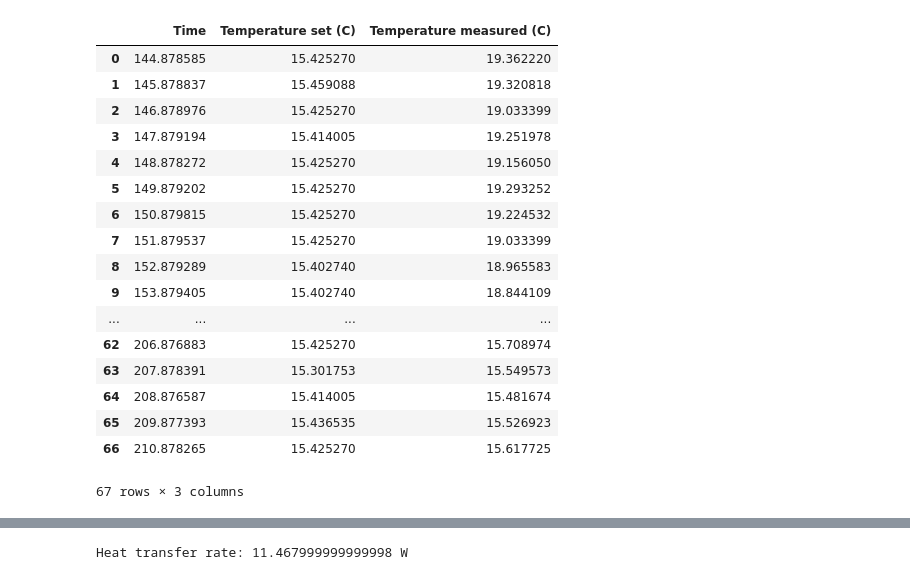
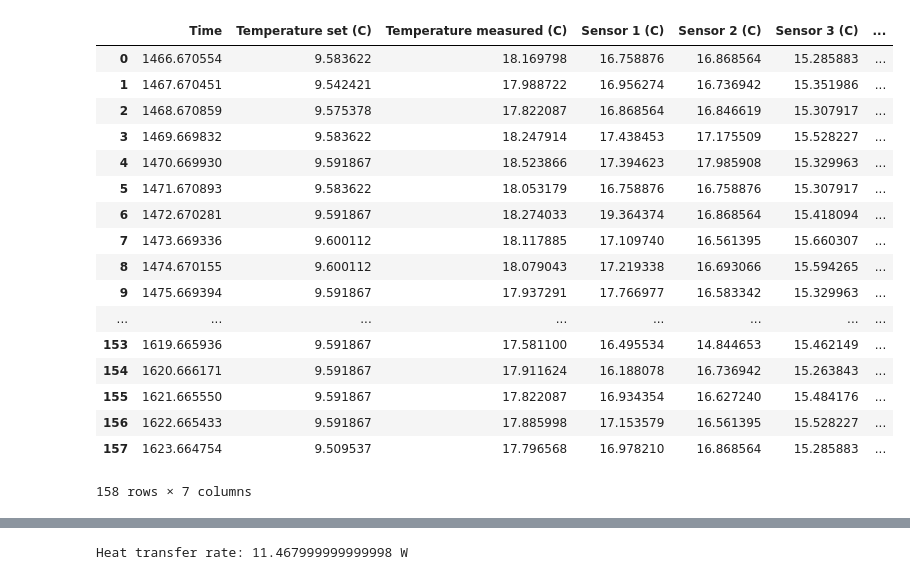
Before and after one commit to deepakkrishnamurthy/DeepCool, a Jupyter notebook: testing_data/DeepCool testing plots.ipynb, the cells around one changed output, grey strips where cells are left out. Cells and saved outputs as stored; diff of their text form; code cells hidden in the pictures.

```diff
--- a/testing_data/DeepCool testing plots.ipynb
+++ b/testing_data/DeepCool testing plots.ipynb
@@ -1,34 +1,34 @@
 # %%
 import numpy as np
 import pandas as pd
 import seaborn as sns
 import matplotlib.pyplot as plt
 %matplotlib notebook
 
-data_file = 'DeepCool_Fan_302021-05-25 18-02-59.csv'
+data_file = 'PlasticDuct_Fan1002021-06-21 19-46-26.csv'
 
 df = pd.read_csv(data_file)
 
 df
 # %% [output]
-|  | Time | Temperature set (C) | Temperature measured (C) |
-| 0 | 144.878585 | 15.425270 | 19.362220 |
-| 1 | 145.878837 | 15.459088 | 19.320818 |
-| 2 | 146.878976 | 15.425270 | 19.033399 |
-| 3 | 147.879194 | 15.414005 | 19.251978 |
-| 4 | 148.878272 | 15.425270 | 19.156050 |
-| 5 | 149.879202 | 15.425270 | 19.293252 |
-| 6 | 150.879815 | 15.425270 | 19.224532 |
-| 7 | 151.879537 | 15.425270 | 19.033399 |
-| 8 | 152.879289 | 15.402740 | 18.965583 |
-| 9 | 153.879405 | 15.402740 | 18.844109 |
-| ... | ... | ... | ... |
-| 62 | 206.876883 | 15.425270 | 15.708974 |
-| 63 | 207.878391 | 15.301753 | 15.549573 |
-| 64 | 208.876587 | 15.414005 | 15.481674 |
-| 65 | 209.877393 | 15.436535 | 15.526923 |
-| 66 | 210.878265 | 15.425270 | 15.617725 |
+|  | Time | Temperature set (C) | Temperature measured (C) | Sensor 1 (C) | Sensor 2 (C) | Sensor 3 (C) | ... |
+| 0 | 1466.670554 | 9.583622 | 18.169798 | 16.758876 | 16.868564 | 15.285883 | ... |
+| 1 | 1467.670451 | 9.542421 | 17.988722 | 16.956274 | 16.736942 | 15.351986 | ... |
+| 2 | 1468.670859 | 9.575378 | 17.822087 | 16.868564 | 16.846619 | 15.307917 | ... |
+| 3 | 1469.669832 | 9.583622 | 18.247914 | 17.438453 | 17.175509 | 15.528227 | ... |
+| 4 | 1470.669930 | 9.591867 | 18.523866 | 17.394623 | 17.985908 | 15.329963 | ... |
+| 5 | 1471.670893 | 9.583622 | 18.053179 | 16.758876 | 16.758876 | 15.307917 | ... |
+| 6 | 1472.670281 | 9.591867 | 18.274033 | 19.364374 | 16.868564 | 15.418094 | ... |
+| 7 | 1473.669336 | 9.600112 | 18.117885 | 17.109740 | 16.561395 | 15.660307 | ... |
+| 8 | 1474.670155 | 9.600112 | 18.079043 | 17.219338 | 16.693066 | 15.594265 | ... |
+| 9 | 1475.669394 | 9.591867 | 17.937291 | 17.766977 | 16.583342 | 15.329963 | ... |
+| ... | ... | ... | ... | ... | ... | ... | ... |
+| 153 | 1619.665936 | 9.591867 | 17.581100 | 16.495534 | 14.844653 | 15.462149 | ... |
+| 154 | 1620.666171 | 9.591867 | 17.911624 | 16.188078 | 16.736942 | 15.263843 | ... |
+| 155 | 1621.665550 | 9.591867 | 17.822087 | 16.934354 | 16.627240 | 15.484176 | ... |
+| 156 | 1622.665433 | 9.591867 | 17.885998 | 17.153579 | 16.561395 | 15.528227 | ... |
+| 157 | 1623.664754 | 9.509537 | 17.796568 | 16.978210 | 16.868564 | 15.285883 | ... |
-67 rows × 3 columns
+158 rows × 7 columns
 # %%
 window_size = 10
 temp_set_rollling_avg= np.array(df.loc[:,'Temperature set (C)'].rolling(window = window_size, center = True).mean())
```
Also changed, not shown: parts of 5 cells of this notebook, 12 other files.
